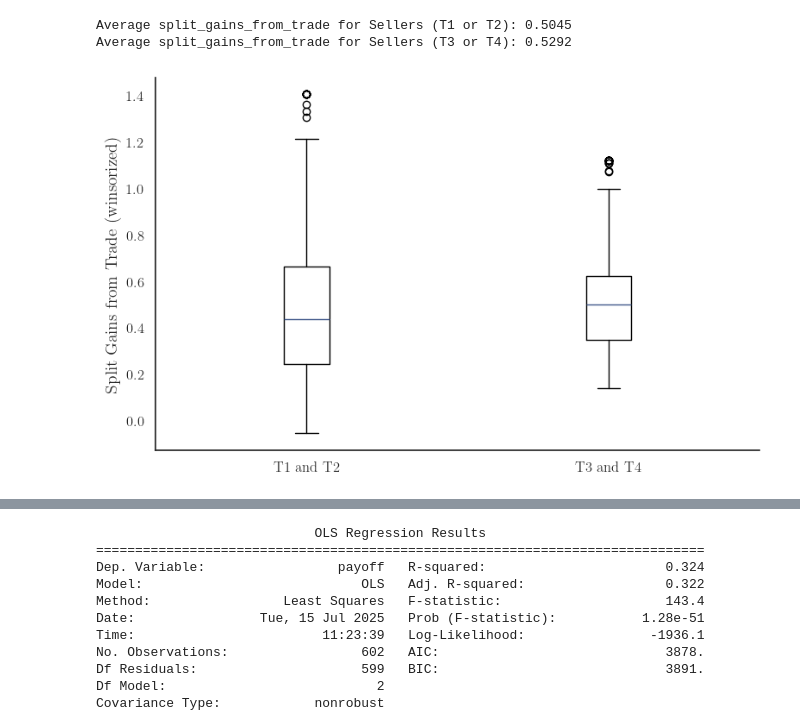
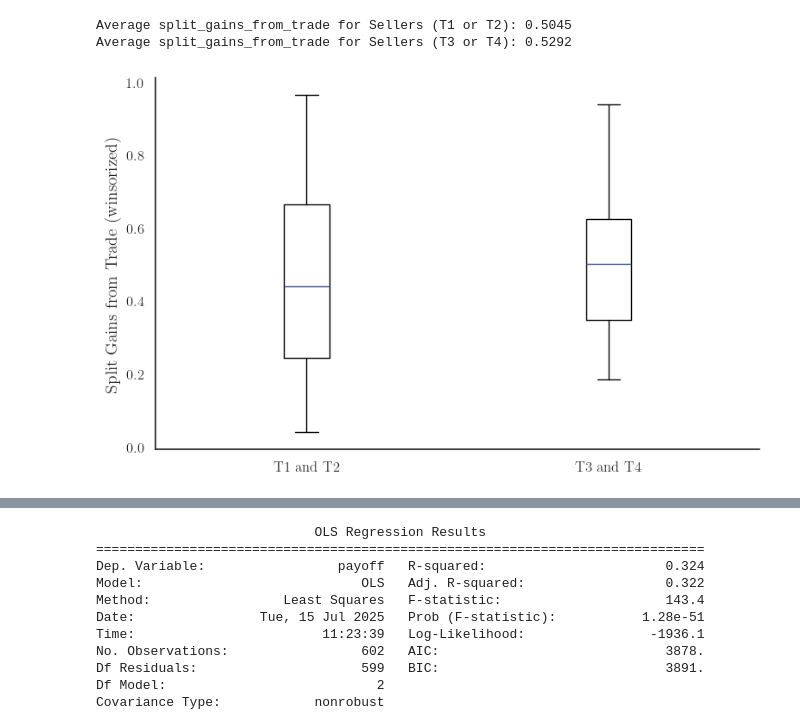
Before and after one commit to NicolasRoever/bargaining_experiment_analysis, a Jupyter notebook: src/bargaining_analysis/main_results/sanbox_bargaining_power.ipynb, the cells around one changed output, grey strips where cells are left out. Drawn from its saved outputs; the diff is of its cells as text; code cells hidden in the pictures.

```diff
--- a/src/bargaining_analysis/main_results/sanbox_bargaining_power.ipynb
+++ b/src/bargaining_analysis/main_results/sanbox_bargaining_power.ipynb
@@ -169,26 +169,26 @@ Average split_gains_from_trade for Sellers (T3 or T4): 0.5292
 # %%
 # 1. Subset seller data
 seller = df[df['participant_role'] == 'Seller']
 
 # 2. Pull out the two groups
 g1 = seller[seller['treatment'].isin(['T1','T2'])]['split_gains_from_trade'].dropna()
 g2 = seller[seller['treatment'].isin(['T3','T4'])]['split_gains_from_trade'].dropna()
 
 # 3. Compute 1% and 99% bounds for each
-low1, high1 = g1.quantile([0.025, 0.975])
-low2, high2 = g2.quantile([0.025, 0.975])
+low1, high1 = g1.quantile([0.05, 0.95])
+low2, high2 = g2.quantile([0.05, 0.95])
 
 # 4. Winsorize (clip) each series
 g1_w = g1.clip(lower=low1, upper=high1)
 g2_w = g2.clip(lower=low2, upper=high2)
 
 set_plot_theme()
 # 5. Plot
 fig, ax = plt.subplots()
 ax.boxplot([g1_w, g2_w], labels=['T1 and T2', 'T3 and T4'],
            medianprops={'color': sns.color_palette()[0] },)
 ax.set_ylabel('Split Gains from Trade (winsorized)')
 finalize_plot(ax)
 plt.show()
 # %% [output]
-[figure, old version]
+[figure, new version]
```
Also changed, not shown: parts of 5 cells of this notebook, 3 other files.
